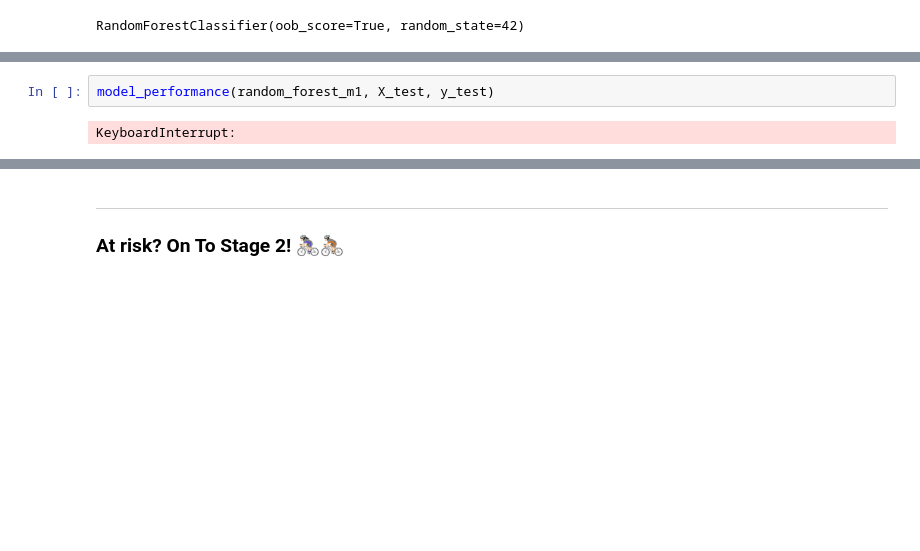
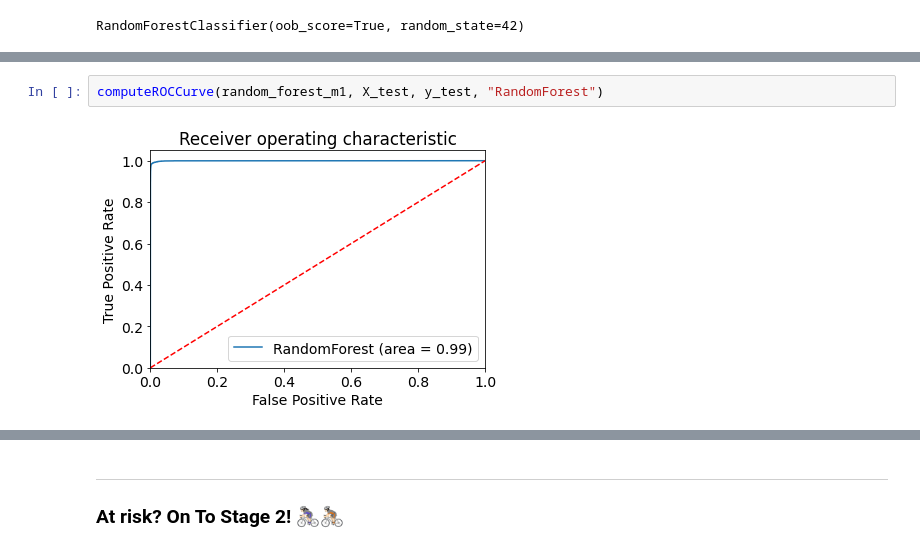
Before and after one commit to xJQx/bc2406-project, a Jupyter notebook: stage1-modelling.ipynb, the cells around one changed output, grey strips where cells are left out. Cells and saved outputs as stored; diff of their text form; blank space fills up the shorter version.

```diff
--- a/stage1-modelling.ipynb
+++ b/stage1-modelling.ipynb
@@ -1312,4 +1344,4 @@ RandomForestClassifier(oob_score=True, random_state=42)
 # %%
-model_performance(random_forest_m1, X_test, y_test)
+computeROCCurve(random_forest_m1, X_test, y_test, "RandomForest")
 # %% [output]
-KeyboardInterrupt:
+[figure, added]
```
Also changed, not shown: parts of 19 cells of this notebook.
